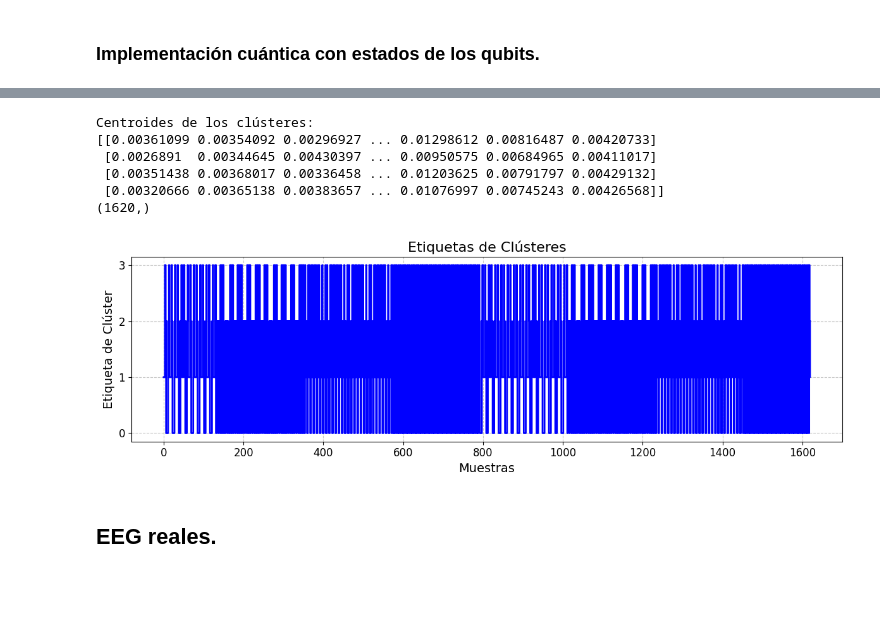
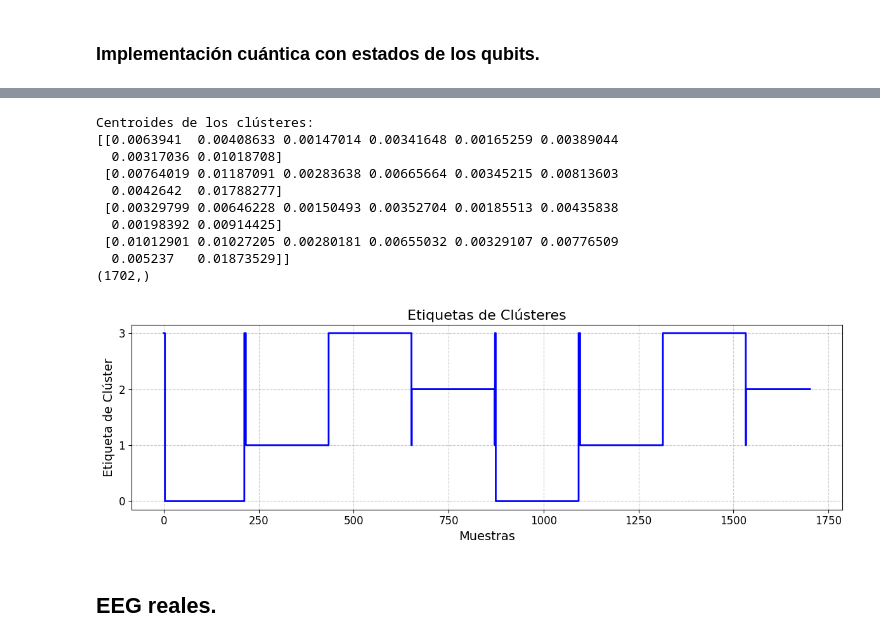
Before and after one commit to manuuuv/TFG, a Jupyter notebook: Quantum_RC_Manuel2.ipynb, the cells around one changed output, grey strips where cells are left out. Cells and saved outputs as stored; diff of their text form; code cells hidden in the pictures; blank space fills up the shorter version.

```diff
--- a/Quantum_RC_Manuel2.ipynb
+++ b/Quantum_RC_Manuel2.ipynb
@@ -1278,7 +1278,7 @@ plt.show()
 ### Implementación cuántica con estados de los qubits.
 # %%
 # Number of qubits (size of quantum reservoir)
-num_qubits = 10
+num_qubits = 3
 # Depth of the reservoir circuit
 num_layers = 1
 
@@ -1384,3 +1384,5 @@ Step 1759: [0.01216279 0.01183302 0.00068584 ... 0.01227474 0.00071144 0.0007312
+# %%
+outputs = outputs.T
 # %%
 RS_cuant_2 = outputs - np.mean(outputs,axis=1, keepdims=True)
 print(RS_cuant_2.shape)
@@ -1411,7 +1413,7 @@ print(amplitude_envelope_cuant2.shape)
 # %%
 stable_start = min(90, amplitude_envelope_cuant2.shape[0])
-input_sequence_cuantico2 = amplitude_envelope_cuant2[stable_start:-50, :]
+input_sequence_cuantico2 = amplitude_envelope_cuant2[:,stable_start:-50]
 print(input_sequence_cuantico2.shape)
-plt.plot(input_sequence_cuantico2[1:, 0], linestyle="dashed", color = 'magenta')
+plt.plot(input_sequence_cuantico2[0, 1:], linestyle="dashed", color = 'magenta')
 plt.show()
 # %% [output]
@@ -1420,7 +1422,7 @@ plt.show()
 # %%
 # Agrupamiento (clustering)
 num_clusters = 4  # Número de clústeres
-kmeans = KMeans(n_clusters=num_clusters, random_state=0).fit(input_sequence_cuantico2)
+kmeans = KMeans(n_clusters=num_clusters, random_state=0).fit(input_sequence_cuantico2.T)
 
 # Resultados
 idx = kmeans.labels_  # Etiquetas de los clústeres
@@ -1431,26 +1433,30 @@ print(C)
 print(idx.shape)
 # %% [output]
 Centroides de los clústeres:
-[[0.00361099 0.00354092 0.00296927 ... 0.01298612 0.00816487 0.00420733]
- [0.0026891  0.00344645 0.00430397 ... 0.00950575 0.00684965 0.00411017]
- [0.00351438 0.00368017 0.00336458 ... 0.01203625 0.00791797 0.00429132]
- [0.00320666 0.00365138 0.00383657 ... 0.01076997 0.00745243 0.00426568]]
-(1620,)
+[[0.0063941  0.00408633 0.00147014 0.00341648 0.00165259 0.00389044
+  0.00317036 0.01018708]
+ [0.00764019 0.01187091 0.00283638 0.00665664 0.00345215 0.00813603
+  0.0042642  0.01788277]
+ [0.00329799 0.00646228 0.00150493 0.00352704 0.00185513 0.00435838
+  0.00198392 0.00914425]
+ [0.01012901 0.01027205 0.00280181 0.00655032 0.00329107 0.00776509
+  0.005237   0.01873529]]
+(1702,)
 # %%
 plt.figure(figsize=(12, 4))
-plt.step(range(input_sequence_cuantico2.shape[0]), idx, where='post', color='blue', linewidth=2)
+plt.step(range(input_sequence_cuantico2.shape[1]), idx, where='post', color='blue', linewidth=2)
 plt.title('Etiquetas de Clústeres', fontsize=16)
 plt.xlabel('Muestras', fontsize=14)
 plt.ylabel('Etiqueta de Clúster', fontsize=14)
 plt.yticks(np.arange(num_clusters))
 plt.xticks(fontsize=12)
 plt.yticks(fontsize=12)
 plt.grid(True, linestyle='--', alpha=0.7)
 #plt.xlim(100, 200)
 plt.tight_layout()
 plt.show()
 # %% [output]
-[figure, old version]
+[figure, new version]
 # %% [markdown]
 ## EEG reales.
 # %%
```
Also changed, not shown: parts of 4 cells of this notebook, 1 other file.
